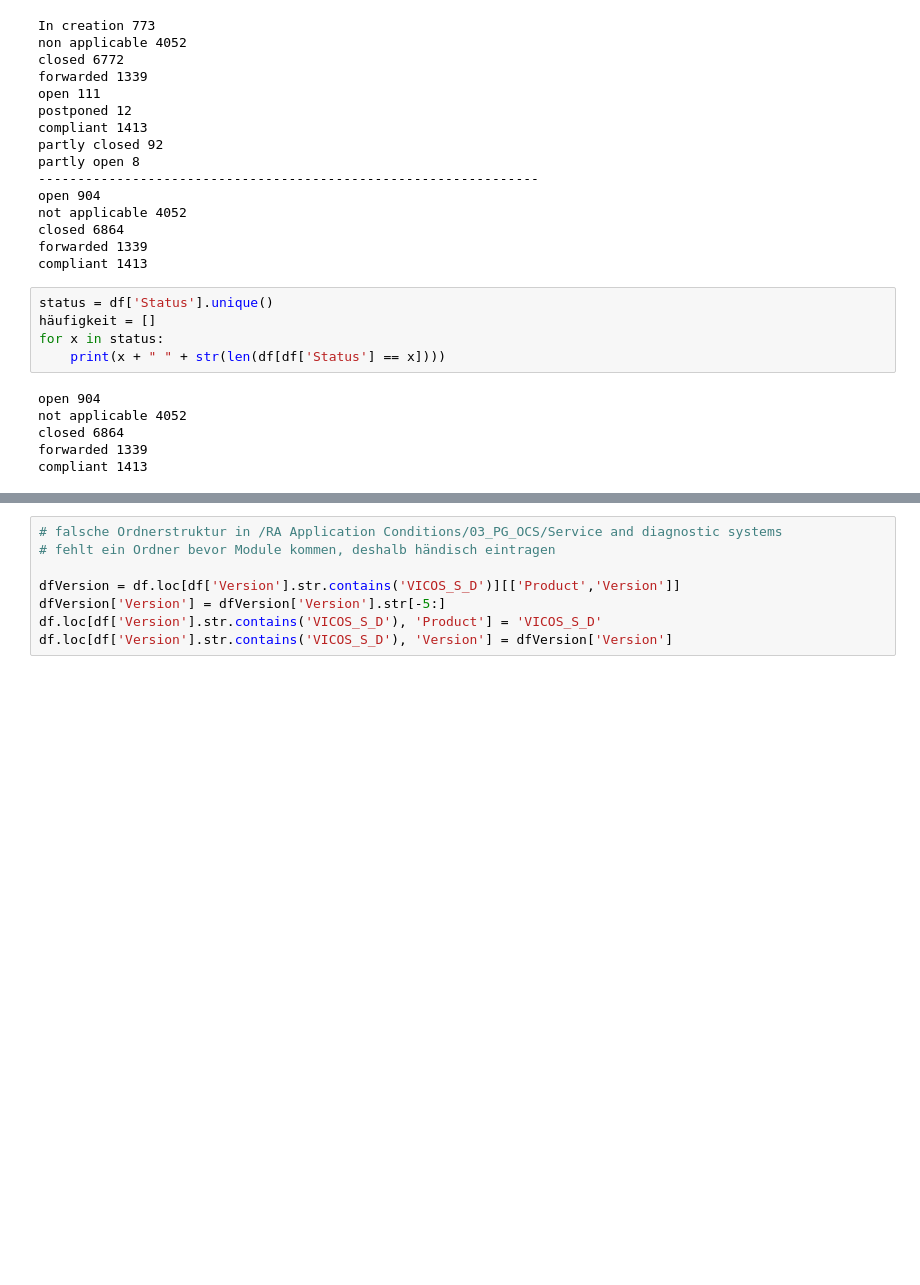
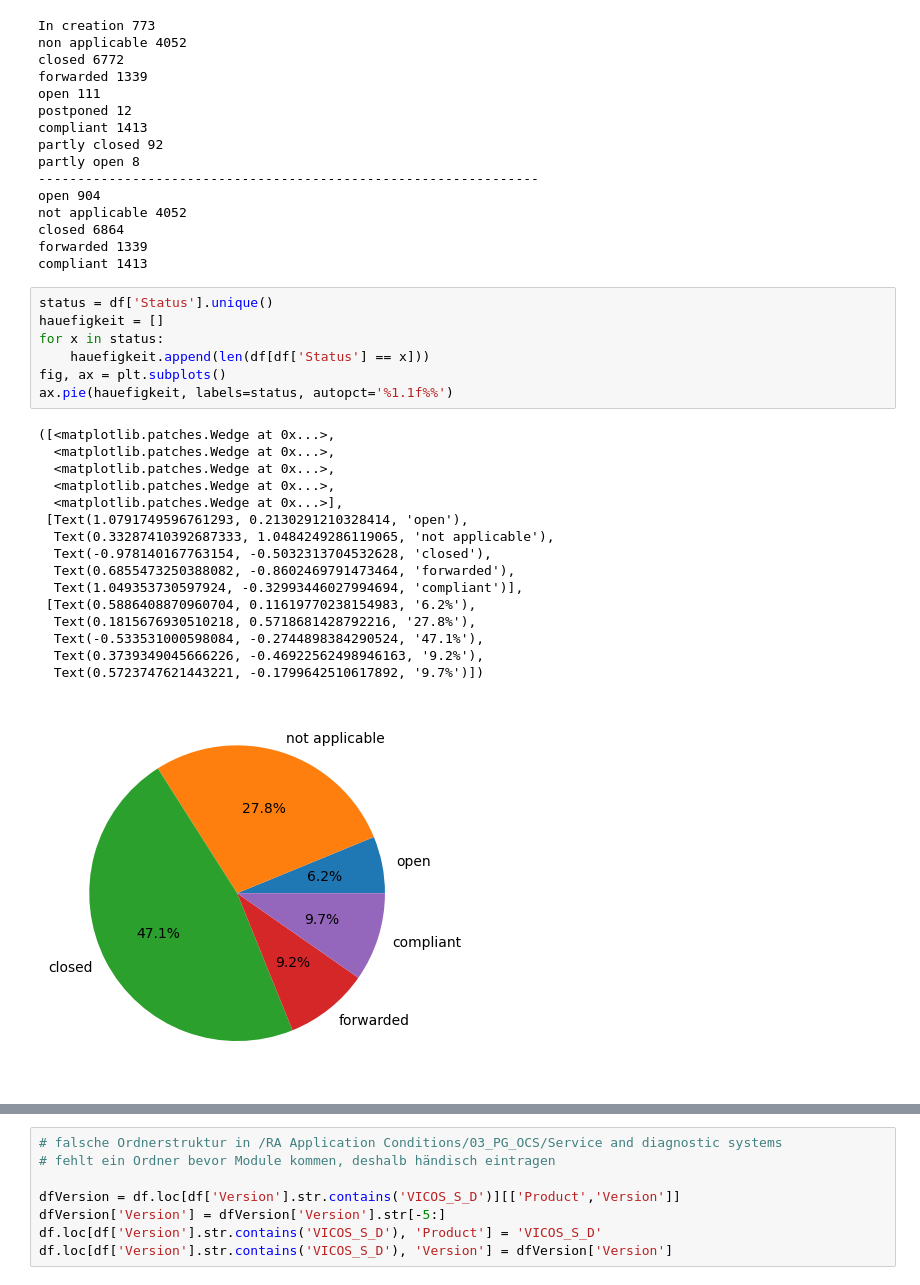
Before and after one commit to erkangrn/Bachelorarbeit, a Jupyter notebook: Code/Working/testAR copy.ipynb, the cells around one changed output, grey strips where cells are left out. Cells and saved outputs as stored; diff of their text form; blank space fills up the shorter version.

```diff
--- a/Code/Working/testAR copy.ipynb
+++ b/Code/Working/testAR copy.ipynb
@@ -66,12 +66,25 @@ forwarded 1339
 compliant 1413
 # %%
 status = df['Status'].unique()
-häufigkeit = []
+hauefigkeit = []
 for x in status:
-    print(x + " " + str(len(df[df['Status'] == x])))
+    hauefigkeit.append(len(df[df['Status'] == x]))
+fig, ax = plt.subplots()
+ax.pie(hauefigkeit, labels=status, autopct='%1.1f%%')
 # %% [output]
-open 904
-not applicable 4052
-closed 6864
-forwarded 1339
-compliant 1413
+([<matplotlib.patches.Wedge at 0x...>,
+  <matplotlib.patches.Wedge at 0x...>,
+  <matplotlib.patches.Wedge at 0x...>,
+  <matplotlib.patches.Wedge at 0x...>,
+  <matplotlib.patches.Wedge at 0x...>],
+ [Text(1.0791749596761293, 0.2130291210328414, 'open'),
+  Text(0.33287410392687333, 1.0484249286119065, 'not applicable'),
+  Text(-0.978140167763154, -0.5032313704532628, 'closed'),
+  Text(0.6855473250388082, -0.8602469791473464, 'forwarded'),
+  Text(1.049353730597924, -0.32993446027994694, 'compliant')],
+ [Text(0.5886408870960704, 0.11619770238154983, '6.2%'),
+  Text(0.1815676930510218, 0.5718681428792216, '27.8%'),
+  Text(-0.533531000598084, -0.2744898384290524, '47.1%'),
+  Text(0.3739349045666226, -0.46922562498946163, '9.2%'),
+  Text(0.5723747621443221, -0.1799642510617892, '9.7%')])
+[figure, added]
```
Also changed, not shown: parts of 1 cell of this notebook, 5 other files.
